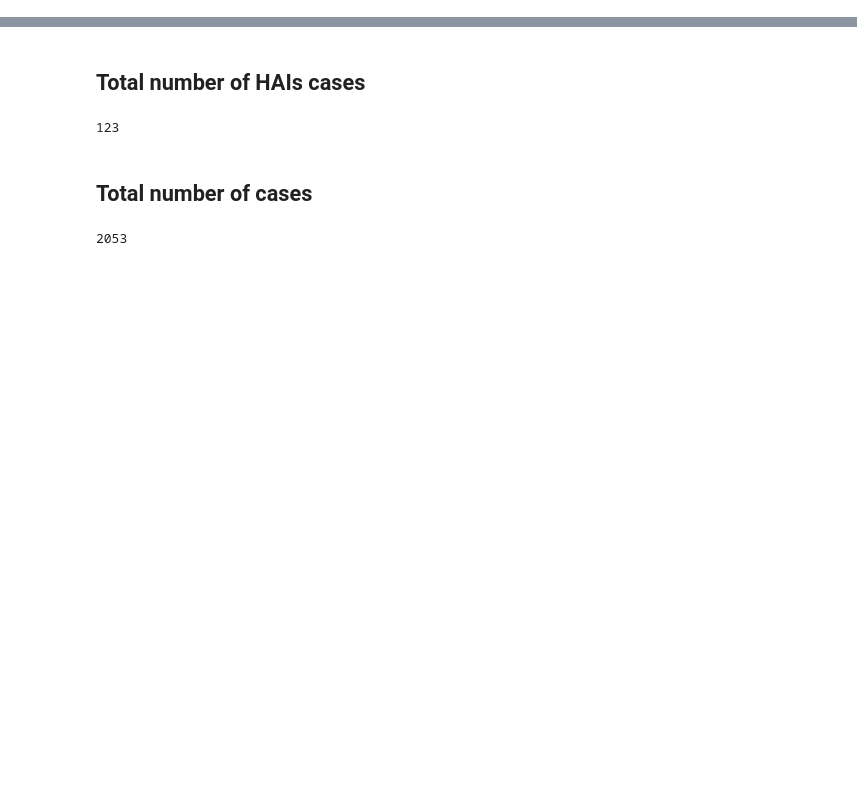
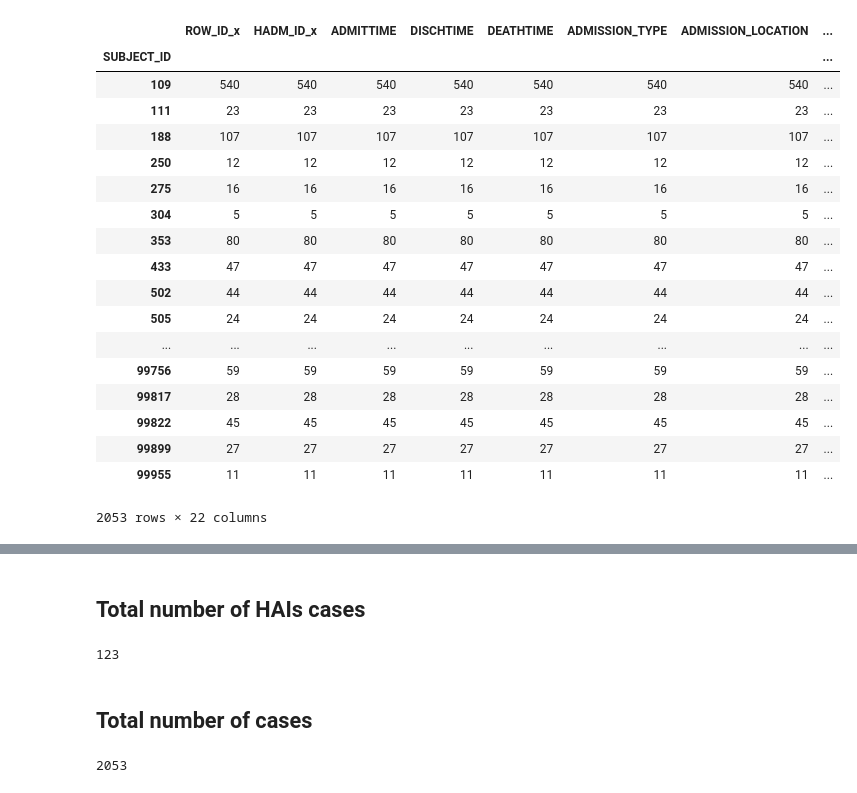
Before and after one commit to kaiweitan/sahai, a Jupyter notebook: notebooks/sahai.ipynb, the cells around one changed output, grey strips where cells are left out. Drawn from its saved outputs; the diff is of its cells as text; code cells hidden in the pictures; blank space fills up the shorter version.

```diff
--- a/notebooks/sahai.ipynb
+++ b/notebooks/sahai.ipynb
@@ -14,2 +15,26 @@ df = pd.merge(dfAdmissions, dfDiagnoses, how="inner", on=['SUBJECT_ID'])
 #drop na values
 df = df.dropna()
+# %%
+test = df.groupby('SUBJECT_ID')
+
+test.count()
+# %% [output]
+|  | ROW_ID_x | HADM_ID_x | ADMITTIME | DISCHTIME | DEATHTIME | ADMISSION_TYPE | ADMISSION_LOCATION | ... |
+| SUBJECT_ID |  |  |  |  |  |  |  | ... |
+| 109 | 540 | 540 | 540 | 540 | 540 | 540 | 540 | ... |
+| 111 | 23 | 23 | 23 | 23 | 23 | 23 | 23 | ... |
+| 188 | 107 | 107 | 107 | 107 | 107 | 107 | 107 | ... |
+| 250 | 12 | 12 | 12 | 12 | 12 | 12 | 12 | ... |
+| 275 | 16 | 16 | 16 | 16 | 16 | 16 | 16 | ... |
+| 304 | 5 | 5 | 5 | 5 | 5 | 5 | 5 | ... |
+| 353 | 80 | 80 | 80 | 80 | 80 | 80 | 80 | ... |
+| 433 | 47 | 47 | 47 | 47 | 47 | 47 | 47 | ... |
+| 502 | 44 | 44 | 44 | 44 | 44 | 44 | 44 | ... |
+| 505 | 24 | 24 | 24 | 24 | 24 | 24 | 24 | ... |
+| ... | ... | ... | ... | ... | ... | ... | ... | ... |
+| 99756 | 59 | 59 | 59 | 59 | 59 | 59 | 59 | ... |
+| 99817 | 28 | 28 | 28 | 28 | 28 | 28 | 28 | ... |
+| 99822 | 45 | 45 | 45 | 45 | 45 | 45 | 45 | ... |
+| 99899 | 27 | 27 | 27 | 27 | 27 | 27 | 27 | ... |
+| 99955 | 11 | 11 | 11 | 11 | 11 | 11 | 11 | ... |
+2053 rows × 22 columns
```
Also changed, not shown: parts of 26 cells of this notebook.
